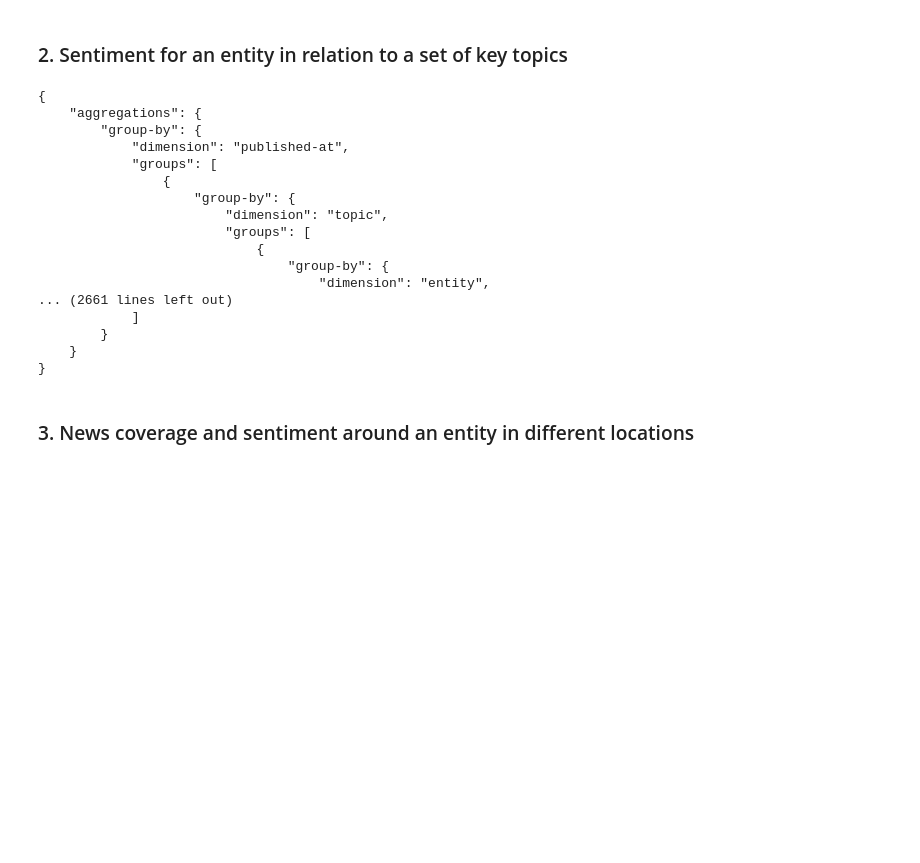
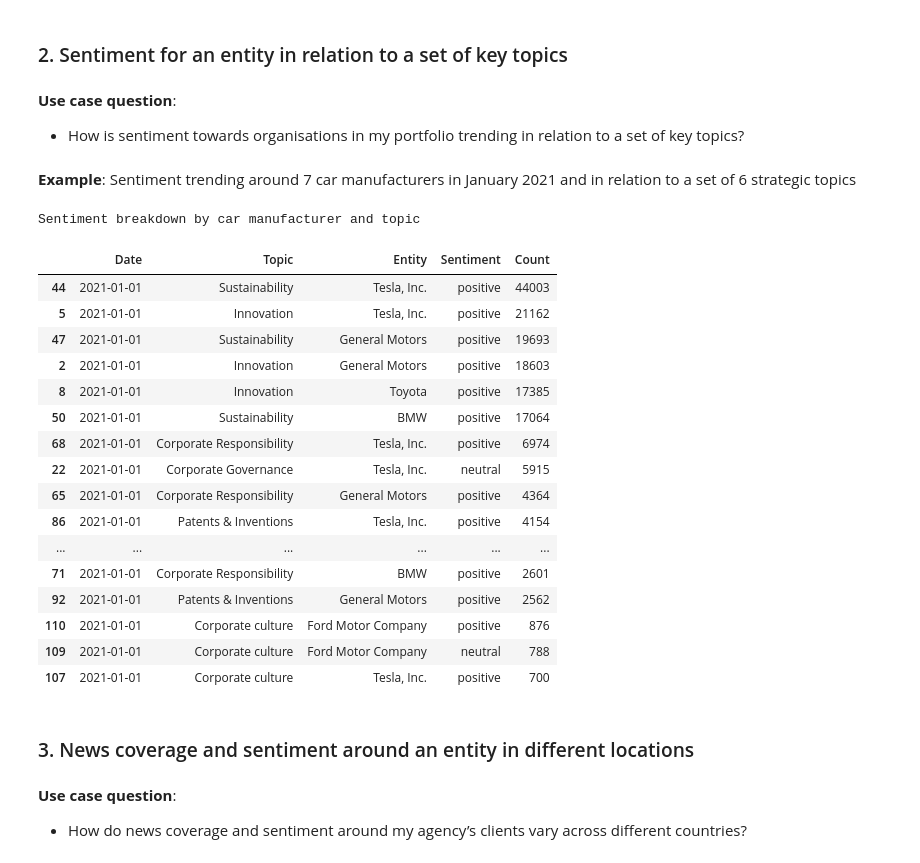
Before and after one commit to signal-ai/signal-api-tools, a Jupyter notebook: notebooks/trends_tutorial.ipynb, the cells around one changed output. Saved outputs shown, nothing was run; the diff lists cells and outputs as text; code cells hidden in the pictures; blank space fills up the shorter version.

```diff
--- a/notebooks/trends_tutorial.ipynb
+++ b/notebooks/trends_tutorial.ipynb
@@ -156,3 +220,9 @@ Use case question:
+# %% [markdown]
+**Use case question**:
+
+- How is sentiment towards organisations in my portfolio trending in relation to a set of key topics?
+# %% [markdown]
+**Example**: Sentiment trending around 7 car manufacturers in January 2021 and in relation to a set of 6 strategic topics
 # %%
 topics_ids = [
     "fc31abf2-7b11-4ed5-a7d2-35266057c0dd",
@@ -174,10 +244,9 @@ entity_ids = [
     ] ##  IDs of the following car manufacturers: Toyota, Volkswagen, General Motors, Honda, BMW, Tesla, Ford
 
 query = {
-    # here we can specify a wider time window, so that we can make a comparison between January 2021 and the month before, in order to analyse the extent of change.
     "where": {
         "published-at": {
-            "gte": "2020-12-01",
+            "gte": "2021-01-01",
             "lte": "2021-01-31"
         }
     },
@@ -187,7 +256,7 @@ query = {
                 "dimension": "published-at",
                 "interval": "month"
             },
-            # after grouping by month, we should first group by topics...
+            # After grouping by month, we should first group by topics...
             {
                 "dimension": "topic",
                 "include": topics_ids
@@ -205,26 +274,49 @@ query = {
     }
 }
 
-result = request(json=query).json()
-
-print(json.dumps(result, indent=4, sort_keys=True))
+car_manufacturers_result = request(json=query).json()
-# %% [output]
-{
-    "aggregations": {
-        "group-by": {
-            "dimension": "published-at",
-            "groups": [
-                {
-                    "group-by": {
-                        "dimension": "topic",
-                        "groups": [
-                            {
-                                "group-by": {
-                                    "dimension": "entity",
-... (2661 lines left out)
-            ]
-        }
-    }
-}
+# %%
+df = json_normalize(
+    car_manufacturers_result['aggregations']['group-by'],
+    ['groups', 'group-by', 'groups', 'group-by', 'groups', 'group-by', 'groups'],
+    [['groups', 'value'],
+     ['groups', 'group-by', 'groups', 'value'],
+     ['groups', 'group-by', 'groups', 'group-by', 'groups', 'value']],
+    errors='ignore')
+
+df = df.rename(columns={'value': 'Sentiment',
+                        'metrics.document-count': 'Count',
+                        'groups.value': 'Date',
+                        'groups.group-by.groups.value': 'Topic',
+                        'groups.group-by.groups.group-by.groups.value': 'Entity'})
+
+df['Topic'] = df['Topic'].apply(lambda x: x['name'])
+df['Entity'] = df['Entity'].apply(lambda x: x['name'])
+
+df = df.reindex(columns=['Date', 'Topic', 'Entity', 'Sentiment', 'Count'])
+
+# Take top 3 rows by document count for each topic
+df = df.sort_values('Count', ascending = False).groupby('Topic').head(3)
+
+df.style.set_caption('Sentiment breakdown by car manufacturer and topic')
+# %% [output]
+Sentiment breakdown by car manufacturer and topic
+|  | Date | Topic | Entity | Sentiment | Count |
+| 44 | 2021-01-01 | Sustainability | Tesla, Inc. | positive | 44003 |
+| 5 | 2021-01-01 | Innovation | Tesla, Inc. | positive | 21162 |
+| 47 | 2021-01-01 | Sustainability | General Motors | positive | 19693 |
+| 2 | 2021-01-01 | Innovation | General Motors | positive | 18603 |
+| 8 | 2021-01-01 | Innovation | Toyota | positive | 17385 |
+| 50 | 2021-01-01 | Sustainability | BMW | positive | 17064 |
+| 68 | 2021-01-01 | Corporate Responsibility | Tesla, Inc. | positive | 6974 |
+| 22 | 2021-01-01 | Corporate Governance | Tesla, Inc. | neutral | 5915 |
+| 65 | 2021-01-01 | Corporate Responsibility | General Motors | positive | 4364 |
+| 86 | 2021-01-01 | Patents & Inventions | Tesla, Inc. | positive | 4154 |
+| ... | ... | ... | ... | ... | ... |
+| 71 | 2021-01-01 | Corporate Responsibility | BMW | positive | 2601 |
+| 92 | 2021-01-01 | Patents & Inventions | General Motors | positive | 2562 |
+| 110 | 2021-01-01 | Corporate culture | Ford Motor Company | positive | 876 |
+| 109 | 2021-01-01 | Corporate culture | Ford Motor Company | neutral | 788 |
+| 107 | 2021-01-01 | Corporate culture | Tesla, Inc. | positive | 700 |
 # %% [markdown]
 ### 3. News coverage and sentiment around an entity in different locations
@@ -236,0 +323,4 @@ How do news coverage and sentiment around my agency’s clients vary across diff
+# %% [markdown]
+**Use case question**:
+
+- How do news coverage and sentiment around my agency’s clients vary across different countries?
```
Also changed, not shown: parts of 33 cells of this notebook.
